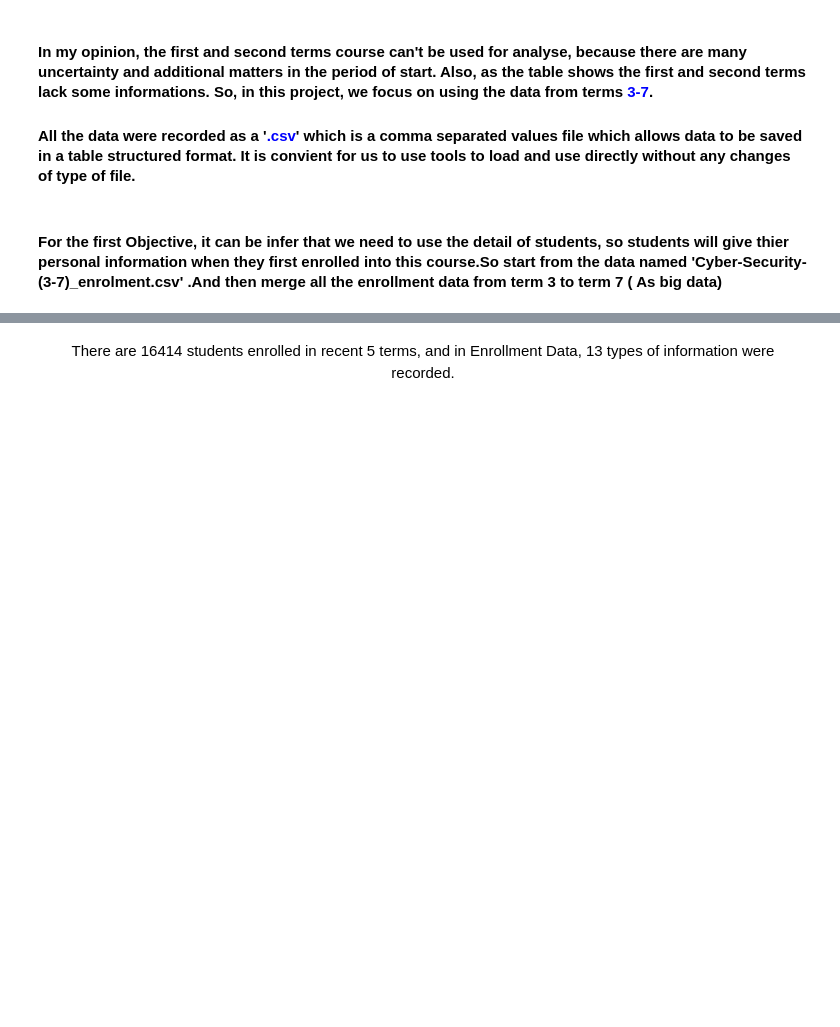
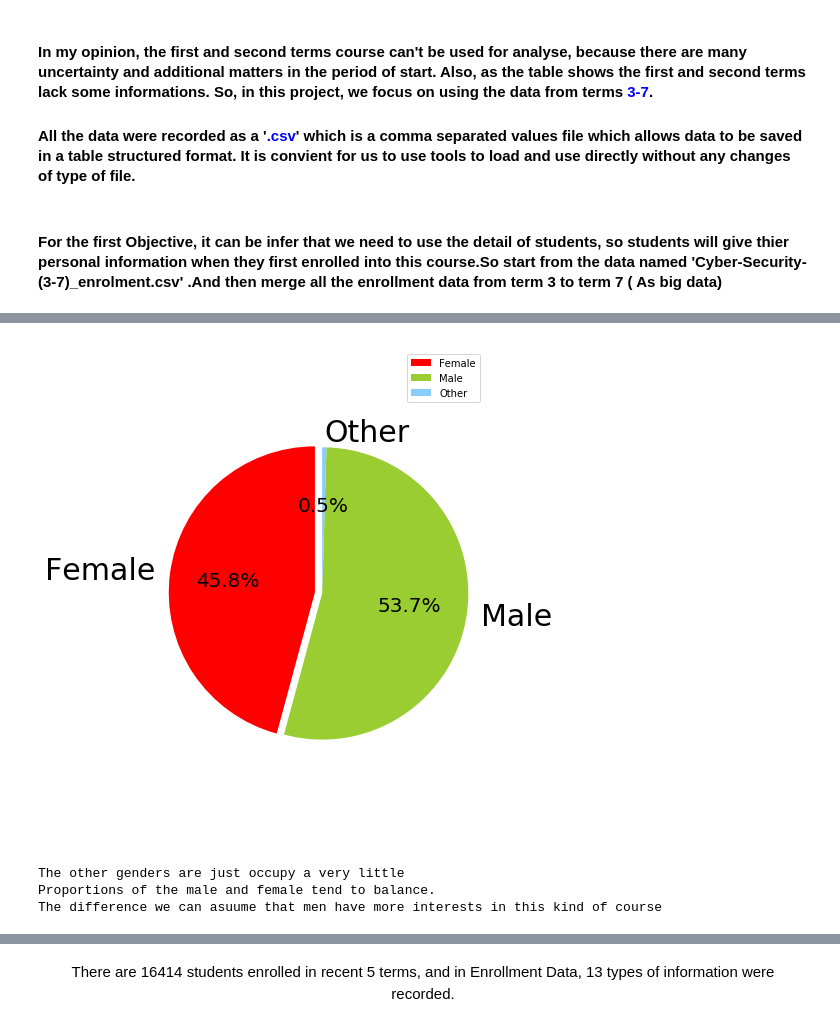
Before and after one commit to haoranD/CRISP-DM-PYTHON, a Jupyter notebook: notebooks/CRISP-DM.ipynb, the cells around one changed output, grey strips where cells are left out. Cells and saved outputs as stored; diff of their text form; code cells hidden in the pictures; blank space fills up the shorter version.

```diff
--- a/notebooks/CRISP-DM.ipynb
+++ b/notebooks/CRISP-DM.ipynb
@@ -110,0 +145,44 @@ mergedData.head()
+# %%
+singlefile = singlefile[singlefile['gender'] != 'Unknown']
+# %%
+from matplotlib import pyplot as plt
+
+#调节图形大小，宽，高
+plt.figure(figsize=(6,9))
+#定义饼状图的标签，标签是列表
+labels = ['Female','Male','Other']
+#每个标签占多大，会自动去算百分比
+sizes = [float(len(singlefile[singlefile['gender'] == 'female'])) / float(len(singlefile['gender'])) ,float(len(singlefile[singlefile['gender'] == 'male'])) / float(len(singlefile['gender'])) ,float(len(singlefile[singlefile['gender'] == 'other'])) / float(len(singlefile['gender']))]
+colors = ['red','yellowgreen','lightskyblue']
+#将某部分爆炸出来， 使用括号，将第一块分割出来，数值的大小是分割出来的与其他两块的间隙
+explode = (0.05,0,0)
+
+patches,l_text,p_text = plt.pie(sizes,explode=explode,labels=labels,colors=colors,
+                                labeldistance = 1.1,autopct = '%3.1f%%',shadow = False,
+                                startangle = 90,pctdistance = 0.6)
+
+#labeldistance，文本的位置离远点有多远，1.1指1.1倍半径的位置
+#autopct，圆里面的文本格式，%3.1f%%表示小数有三位，整数有一位的浮点数
+#shadow，饼是否有阴影
+#startangle，起始角度，0，表示从0开始逆时针转，为第一块。一般选择从90度开始比较好看
+#pctdistance，百分比的text离圆心的距离
+#patches, l_texts, p_texts，为了得到饼图的返回值，p_texts饼图内部文本的，l_texts饼图外label的文本
+
+#改变文本的大小
+#方法是把每一个text遍历。调用set_size方法设置它的属性
+for t in l_text:
+    t.set_size(30)
+for t in p_text:
+    t.set_size(20)
+# 设置x，y轴刻度一致，这样饼图才能是圆的
+plt.axis('equal')
+plt.legend()
+plt.show()
+print('The other genders are just occupy a very little')
+print('Proportions of the male and female tend to balance.')
+print('The difference we can asuume that men have more interests in this kind of course')
+# %% [output]
+[figure, added]
+The other genders are just occupy a very little
+Proportions of the male and female tend to balance.
+The difference we can asuume that men have more interests in this kind of course
```
Also changed, not shown: parts of 35 cells of this notebook, 2 other files.
